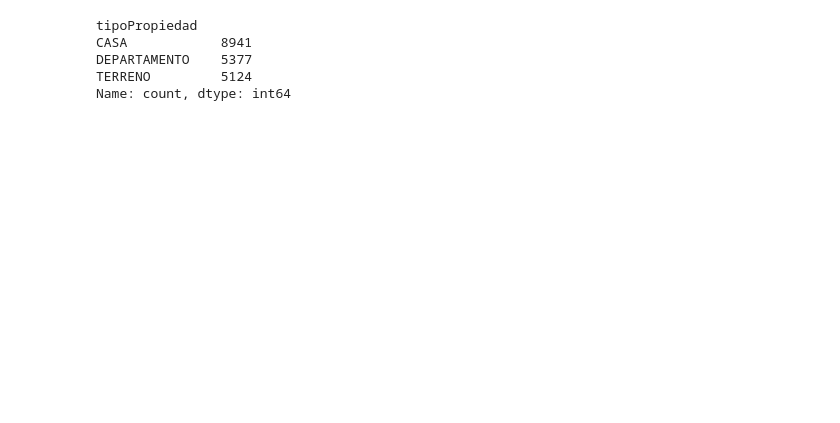
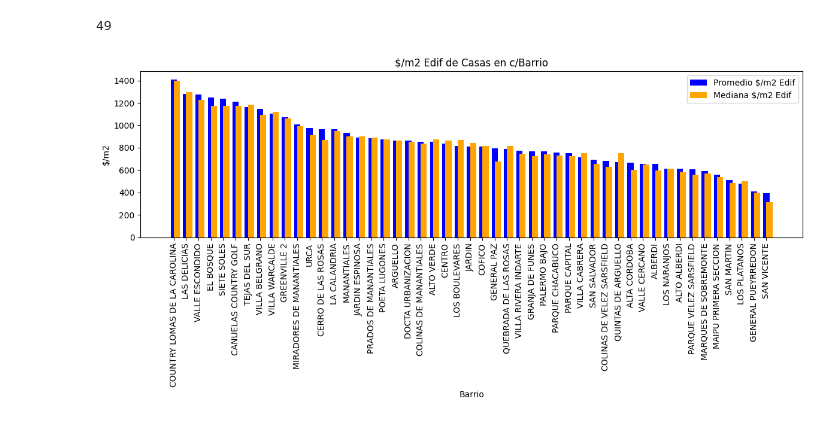
Before and after one commit to josecabralf/WebScraping, a Jupyter notebook: Pandas/nb_ML_v2.ipynb, the cells around one changed output. Drawn from its saved outputs; the diff is of its cells as text; code cells hidden in the pictures; blank space fills up the shorter version.

```diff
--- a/Pandas/nb_ML_v2.ipynb
+++ b/Pandas/nb_ML_v2.ipynb
@@ -40,15 +40,3 @@ filt = df['ciudad'].isin(departamentos)
 df.loc[filt, 'ciudad'] = df.loc[filt, 'barrio']
 filt = (df['ciudad'] == df['barrio'])
 df.loc[filt, 'barrio'] = np.nan
-# %%
-# SEPARAR y FILTRAR TIPOS PROPIEDADES
-terrenos = df.loc[df["tipoPropiedad"] == "TERRENO"]
-casas = df.loc[df["tipoPropiedad"] == "CASA"]
-deptos = df.loc[df["tipoPropiedad"] == "DEPARTAMENTO"]
-df['tipoPropiedad'].value_counts()
-# %% [output]
-tipoPropiedad
-CASA            8941
-DEPARTAMENTO    5377
-TERRENO         5124
-Name: count, dtype: int64
@@ -54,0 +72,59 @@ Name: count, dtype: int64
+# %%
+# ANALISIS CASAS
+casas['$/m2_total'] = casas['precioUSD'] / casas['terrenoTotal']
+casas['$/m2_edif'] = casas['precioUSD'] / casas['terrenoEdificado']
+
+casas_filt = casas.loc[casas['ciudad'] == 'CORDOBA']
+barrios = casas_filt.groupby(['ciudad', 'barrio'])
+
+precio_m2_total_prom = barrios['$/m2_total'].mean().round(0)
+precio_m2_total_med = barrios['$/m2_total'].median().round(0)
+precio_m2_edif_prom = barrios['$/m2_edif'].mean().round(0)
+precio_m2_edif_med = barrios['$/m2_edif'].median().round(0)
+cantidad = barrios.size()
+
+# Create a new DataFrame to store the calculated data
+resultados = pd.DataFrame({
+    'Precio_m2_total_promedio': precio_m2_total_prom,
+    'Precio_m2_total_mediana': precio_m2_total_med,
+    'Precio_m2_edif_promedio': precio_m2_edif_prom,
+    'Precio_m2_edif_mediana': precio_m2_edif_med,
+    'Cantidad': cantidad
+})
+resultados.reset_index(inplace=True)
+
+results_df = resultados[['barrio', 'Precio_m2_edif_promedio', 'Precio_m2_edif_mediana', 'Precio_m2_total_promedio', 'Precio_m2_total_mediana', 'Cantidad']]
+# Assuming you have a DataFrame named 'results_df' and you want to save it to an Excel file named 'results.xlsx'
+results_df.to_excel('./DataFrames/MeLi/Analisis/Inmuebles/casas_barrios_ML.xlsx', index=False)
+
+
+import matplotlib.pyplot as plt
+
+
+resultados['indice'] = (resultados['Precio_m2_edif_promedio'] + resultados['Precio_m2_edif_mediana'])/2
+resultados.sort_values("Precio_m2_edif_promedio", ascending=False, inplace=True)
+resultados = resultados[(resultados["Cantidad"] > 20)]
+plt.figure(figsize=(12, 6))
+barrio_names = resultados['barrio']
+print(len(barrio_names))
+bar_width = 0.5
+
+
+# Plot the bar for average house cost
+plt.bar(barrio_names, resultados['Precio_m2_edif_promedio'], width=bar_width, label='Promedio $/m2 Edif', color='blue')
+
+# Plot the bar for median house cost (shifted horizontally by bar_width)
+plt.bar(barrio_names, resultados['Precio_m2_edif_mediana'], width=bar_width, label='Mediana $/m2 Edif', color='orange', align='edge')
+
+#plt.bar(barrio_names, resultados['indice'], width=bar_width, label='Indice Precio', color='blue')
+
+plt.xticks(rotation=90)
+plt.xlabel('Barrio')
+plt.ylabel('$/m2')
+plt.title('$/m2 Edif de Casas en c/Barrio')
+plt.legend()
+plt.tight_layout()
+plt.show()
+# %% [output]
+49
+[figure, added]
```
Also changed, not shown: parts of 7 cells of this notebook, 16 other files.
